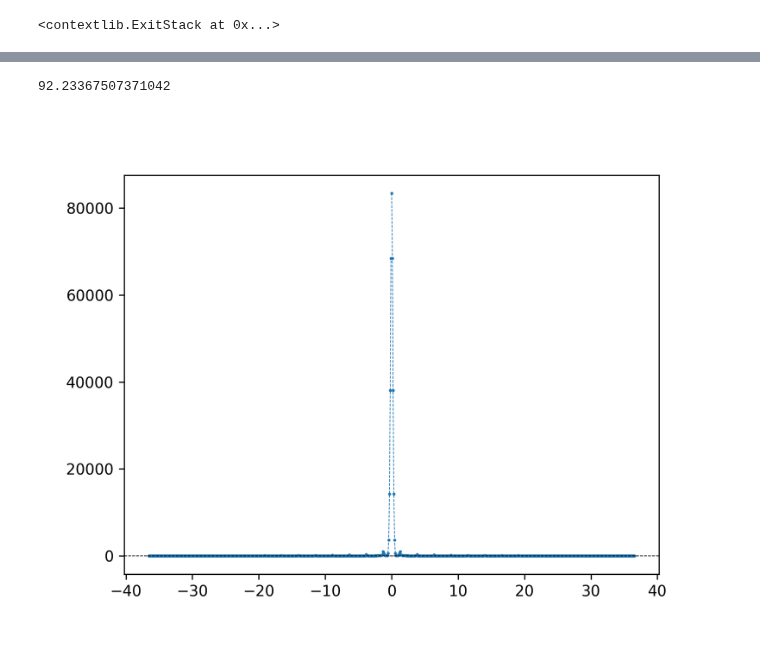
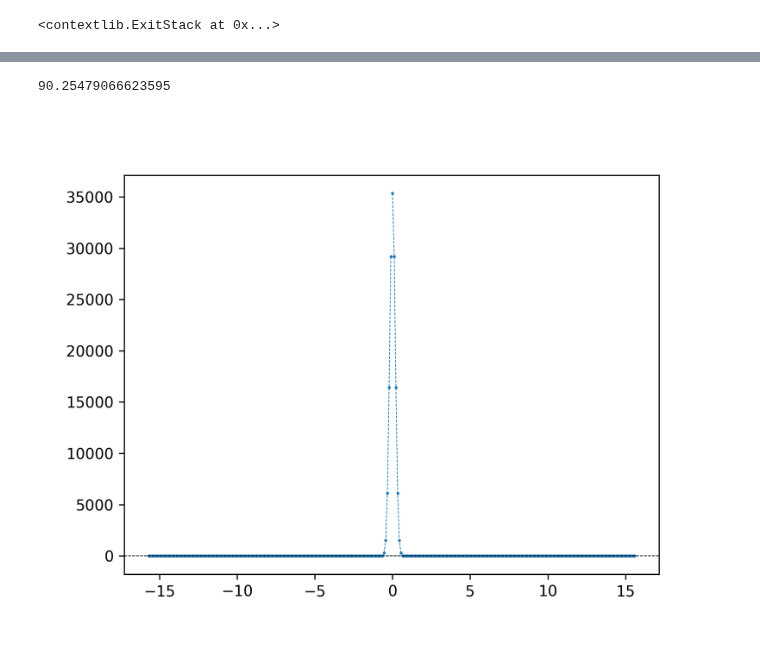
Before and after one commit to dantona02/optim, a Jupyter notebook: bmc/optimize/train.ipynb, the cells around one changed output, grey strips where cells are left out. Cells and saved outputs as stored; diff of their text form; code cells hidden in the pictures.

```diff
--- a/bmc/optimize/train.ipynb
+++ b/bmc/optimize/train.ipynb
@@ -159,32 +157,3 @@ plt.axhline(0, color='black', linewidth=0.5, linestyle='--')
 plt.show()
 # %% [output]
 [figure]
-# %%
-sim_engine_instance = BMCSim(
-    adc_time=5e-3,
-    params=sim_params,
-    seq_file=seq_file,
-    z_positions=z_pos,
-    n_backlog=0,
-    verbose=True,
-    webhook=False
-)
-diff_sim = DifferentiableBMCSimWrapper(sim_engine_instance)
-
-# Optimizer auf die zu optimierenden Parameter
-optimizer = optim.LBFGS([rf_parameters_tensor, grad_parameters_tensor], lr=1)
-
-num_epochs = 5
-for epoch in range(num_epochs):
-    def closure():
-        optimizer.zero_grad()
-        difference = diff_sim(rf_parameters_tensor, grad_parameters_tensor)
-        loss = l2_loss_function(difference)
-        loss.backward()
-        return loss
-
-    loss_value = optimizer.step(closure)
-    # Berechne den aktuellen Unterschied nochmal außerhalb der closure (ohne Gradientenberechnung)
-    with torch.no_grad():
-        difference = diff_sim(rf_parameters_tensor, grad_parameters_tensor)
-    print(f"Epoch {epoch}: Loss = {loss_value.item()}, Endsignal = {difference.item()}")
@@ -194,19 +160,19 @@ KeyboardInterrupt:
 # %%
-optimizer = optim.Adam([grad_parameters_tensor], lr=.1)
+optimizer = optim.Adam([rf_parameters_tensor, grad_parameters_tensor], lr=.1)
+num_epochs = 50
 
-num_epochs = 5
 for epoch in range(num_epochs):
     sim_engine_instance = BMCSim(adc_time=5e-3,
                                 params=sim_params,
                                 seq_file=seq_file,
                                 z_positions=z_pos,
-                                n_backlog=1,
+                                n_backlog=0,
                                 verbose=True,
                                 webhook=False)
     diff_sim = DifferentiableBMCSimWrapper(sim_engine_instance)
     optimizer.zero_grad()
-    difference = diff_sim(grad_parameters_tensor) #rf_parameters_tensor,
-    loss = l2_loss_function(difference)
+    end_signal = diff_sim(rf_parameters_tensor, grad_parameters_tensor)
+    loss = l2_loss_function(end_signal, rf_parameters_tensor)
     loss.backward()
     optimizer.step()
-    print(f"Epoch {epoch}: Loss = {loss.item()}, Endsignal = {difference.item()}")
+    print(f"Epoch {epoch}: Loss = {loss.item()}, Endsignal = {end_signal.item()}")
@@ -325,21 +272,21 @@ plt.show()
 # %%
 # np.save('pulse_optim.npy', rf_parameters_tensor[0].detach().numpy())
 # %%
-calculate_flip_angle(rf_parameters_tensor[2].detach(), dtp_rf)
+calculate_flip_angle(rf_parameters_tensor[0].detach(), dtp_, sim_engine_instance)
 # %% [output]
-92.23367507371042
+90.25479066623595
 # %%
 # %matplotlib widget
 fig, ax = plt.subplots(dpi=300)
 
-fft_signal = torch.fft.fft(rf_parameters_tensor[1].detach())
-freqs = torch.fft.fftfreq(rf_parameters_tensor[1].detach().size(0), d=(dtp_rf)) / (sim_engine_instance.params.scanner["b0"] * sim_engine_instance.params.scanner["gamma"])
+fft_signal = torch.fft.fft(rf_parameters_tensor[2].detach())
+freqs = torch.fft.fftfreq(rf_parameters_tensor[2].detach().size(0), d=(dtp_)) / (sim_engine_instance.params.scanner["b0"] * sim_engine_instance.params.scanner["gamma"])
 fft_amplitude = torch.abs(fft_signal)
 plt.plot(freqs, fft_amplitude, '--o', markersize=1, linewidth=0.5, label='RF Amplitude')
 plt.axhline(0, color='black', linewidth=0.5, linestyle='--')
 plt.show()
 # %% [output]
-[figure, old version]
+[figure, new version]
 # %%
 a, b, c = torch.unbind(rf_parameters_tensor, dim=0)
 
```
Also changed, not shown: parts of 6 cells of this notebook, 10 other files.
